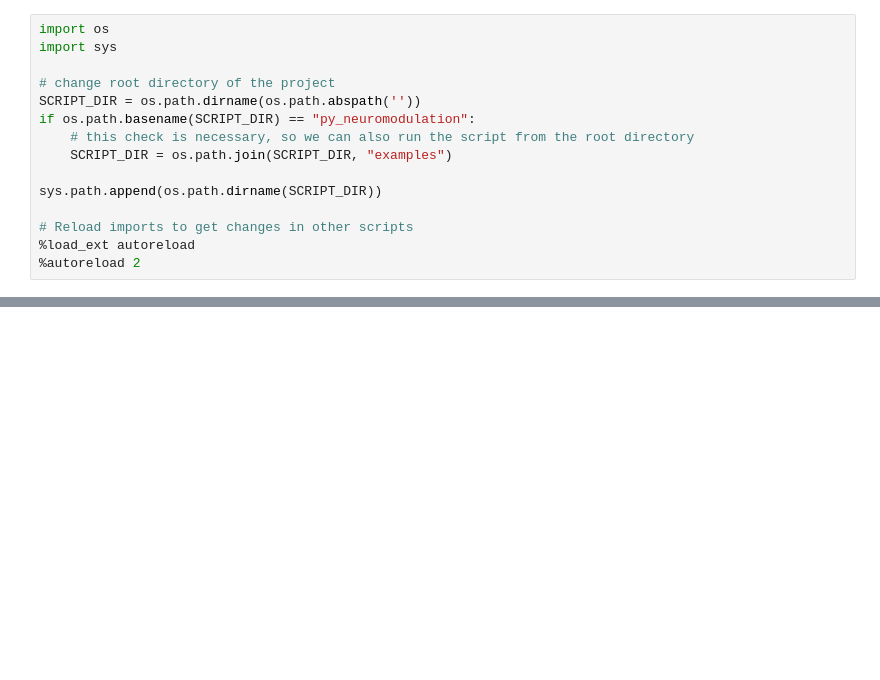
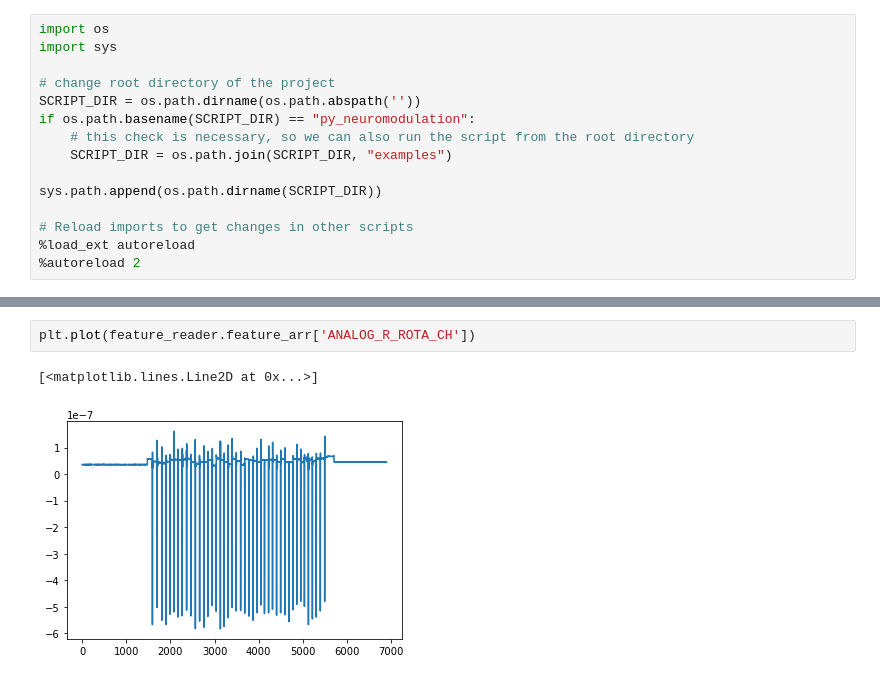
Before and after one commit to neuromodulation/py_neuromodulation, a Jupyter notebook: examples/example_decodingML.ipynb, the cells around one changed output, grey strips where cells are left out. Cells and saved outputs as stored; diff of their text form; blank space fills up the shorter version.

```diff
--- a/examples/example_decodingML.ipynb
+++ b/examples/example_decodingML.ipynb
@@ -135,0 +112,5 @@ nm_channels
+# %%
+plt.plot(feature_reader.feature_arr['ANALOG_R_ROTA_CH'])
+# %% [output]
+[<matplotlib.lines.Line2D at 0x...>]
+[figure, added]
```
Also changed, not shown: parts of 15 cells of this notebook.
